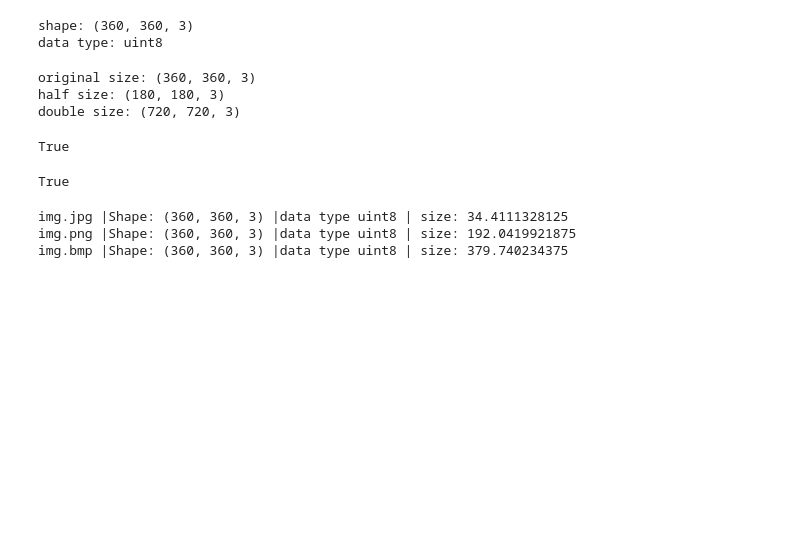
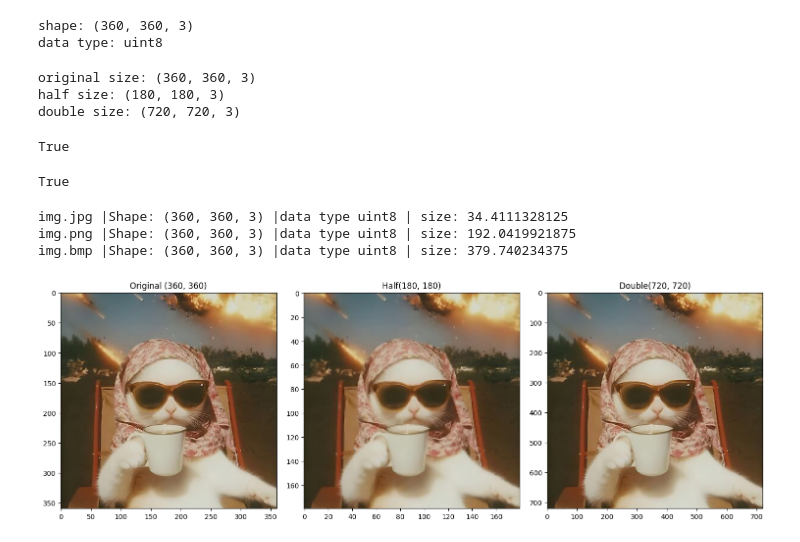
Before and after one commit to sara12359/computer-vision-projects, a Jupyter notebook: computer vision practice/individual/p14/p14.ipynb, the cells around one changed output. Cells and saved outputs as stored; diff of their text form; code cells hidden in the pictures; blank space fills up the shorter version.

```diff
--- a/computer vision practice/individual/p14/p14.ipynb
+++ b/computer vision practice/individual/p14/p14.ipynb
@@ -44,3 +44,19 @@ for f in files:
 img.jpg |Shape: (360, 360, 3) |data type uint8 | size: 34.4111328125
 img.png |Shape: (360, 360, 3) |data type uint8 | size: 192.0419921875
 img.bmp |Shape: (360, 360, 3) |data type uint8 | size: 379.740234375
+# %%
+fig,axes=plt.subplots(1,3,figsize=(15,5))
+axes[0].imshow(cv2.cvtColor(img,cv2.COLOR_BGR2RGB))
+axes[0].set_title('Original '+str(img.shape[:2]))
+
+axes[1].imshow(cv2.cvtColor(half,cv2.COLOR_BGR2RGB))
+axes[1].set_title('Half'+str(half.shape[:2]))
+
+axes[2].imshow(cv2.cvtColor(double,cv2.COLOR_BGR2RGB))
+axes[2].set_title('Double'+str(double.shape[:2]))
+
+plt.tight_layout()
+plt.savefig('p14-figure.jpg')
+plt.show()
+# %% [output]
+[figure, added]
```
Also changed, not shown: 1 other file.
